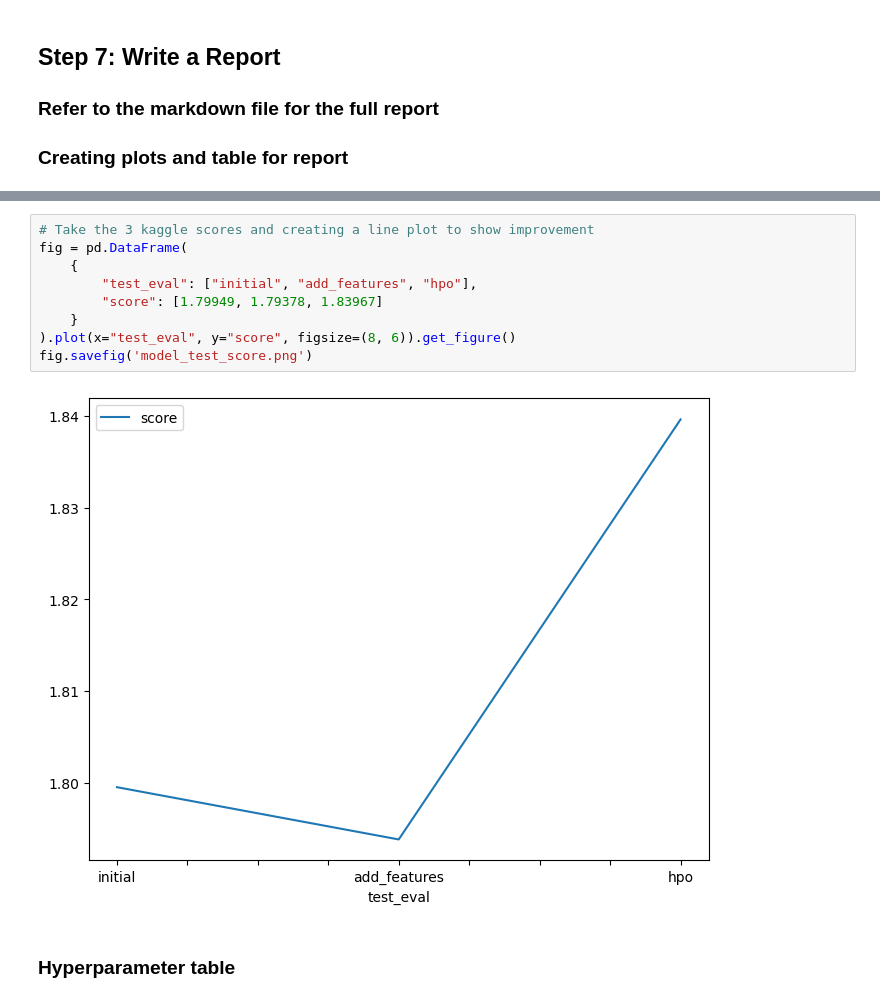
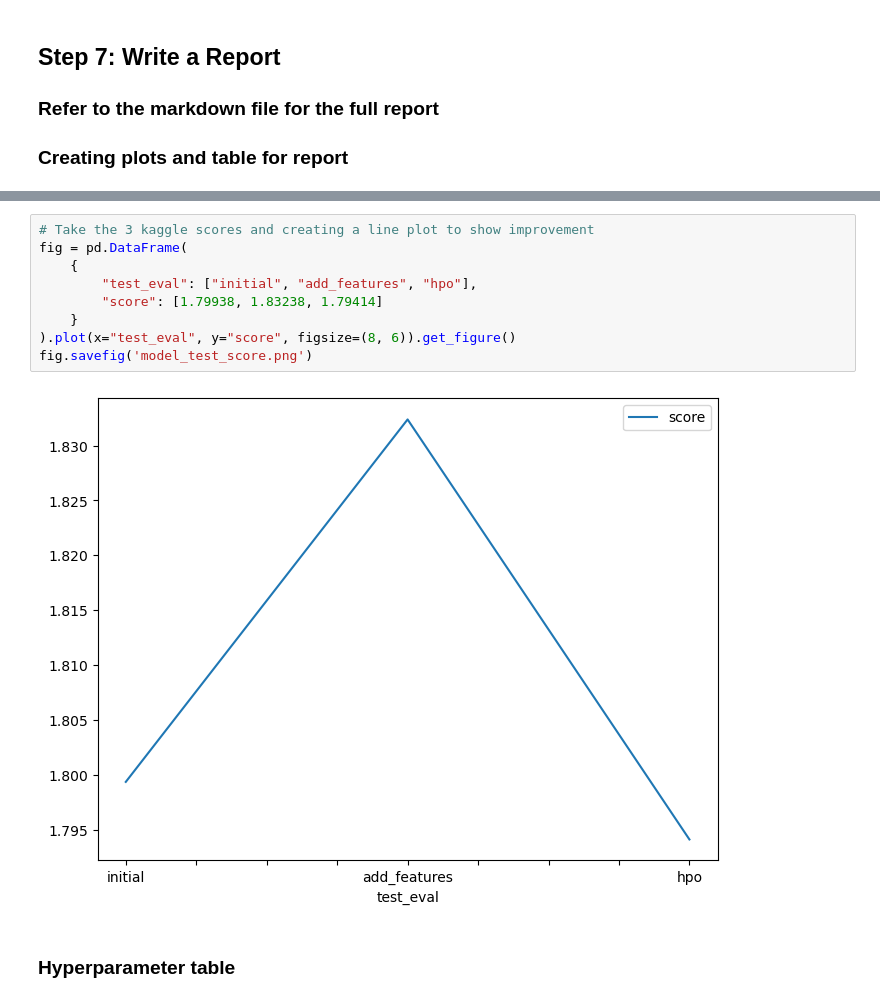
Before and after one commit to gbadose/bike-sharing-ML, a Jupyter notebook: bike-share.ipynb, the cells around one changed output, grey strips where cells are left out. Drawn from its saved outputs; the diff is of its cells as text.

```diff
--- a/bike-share.ipynb
+++ b/bike-share.ipynb
@@ -553,14 +578,14 @@ fig.savefig('model_train_score.png')
 # %%
 # Take the 3 kaggle scores and creating a line plot to show improvement
 fig = pd.DataFrame(
     {
         "test_eval": ["initial", "add_features", "hpo"],
-        "score": [1.79949, 1.79378, 1.83967]
+        "score": [1.79938, 1.83238, 1.79414]
     }
 ).plot(x="test_eval", y="score", figsize=(8, 6)).get_figure()
 fig.savefig('model_test_score.png')
 # %% [output]
-[figure, old version]
+[figure, new version]
 # %% [markdown]
 ### Hyperparameter table
 # %%
```
Also changed, not shown: parts of 17 cells of this notebook, 8 other files.
